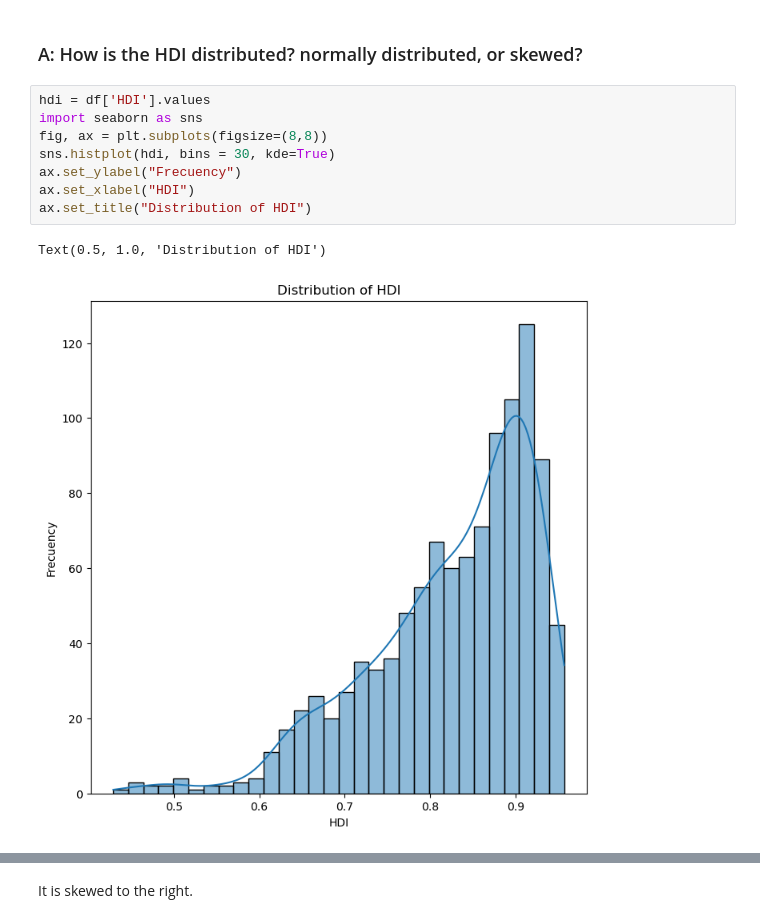
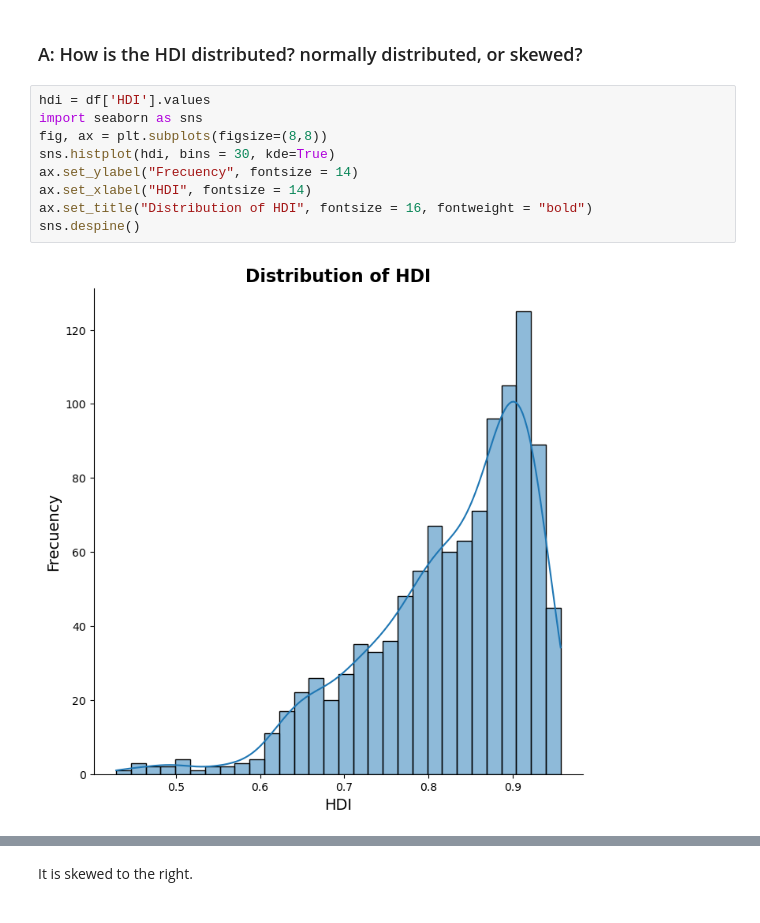
Before and after one commit to aspp-latam/2023-mexico-data-visualization, a Jupyter notebook: exercise-2.ipynb, the cells around one changed output, grey strips where cells are left out. Saved outputs shown, nothing was run; the diff lists cells and outputs as text.

Commit message:
Graph Improve

```diff
--- a/exercise-2.ipynb
+++ b/exercise-2.ipynb
@@ -83,11 +83,11 @@ df[df['Country']=='Italy']
 # %%
 hdi = df['HDI'].values
 import seaborn as sns
 fig, ax = plt.subplots(figsize=(8,8))
 sns.histplot(hdi, bins = 30, kde=True)
-ax.set_ylabel("Frecuency")
-ax.set_xlabel("HDI")
-ax.set_title("Distribution of HDI")
+ax.set_ylabel("Frecuency", fontsize = 14)
+ax.set_xlabel("HDI", fontsize = 14)
+ax.set_title("Distribution of HDI", fontsize = 16, fontweight = "bold")
+sns.despine()
 # %% [output]
-Text(0.5, 1.0, 'Distribution of HDI')
-[figure, old version]
+[figure, new version]
```
Also changed, not shown: parts of 1 cell of this notebook.
